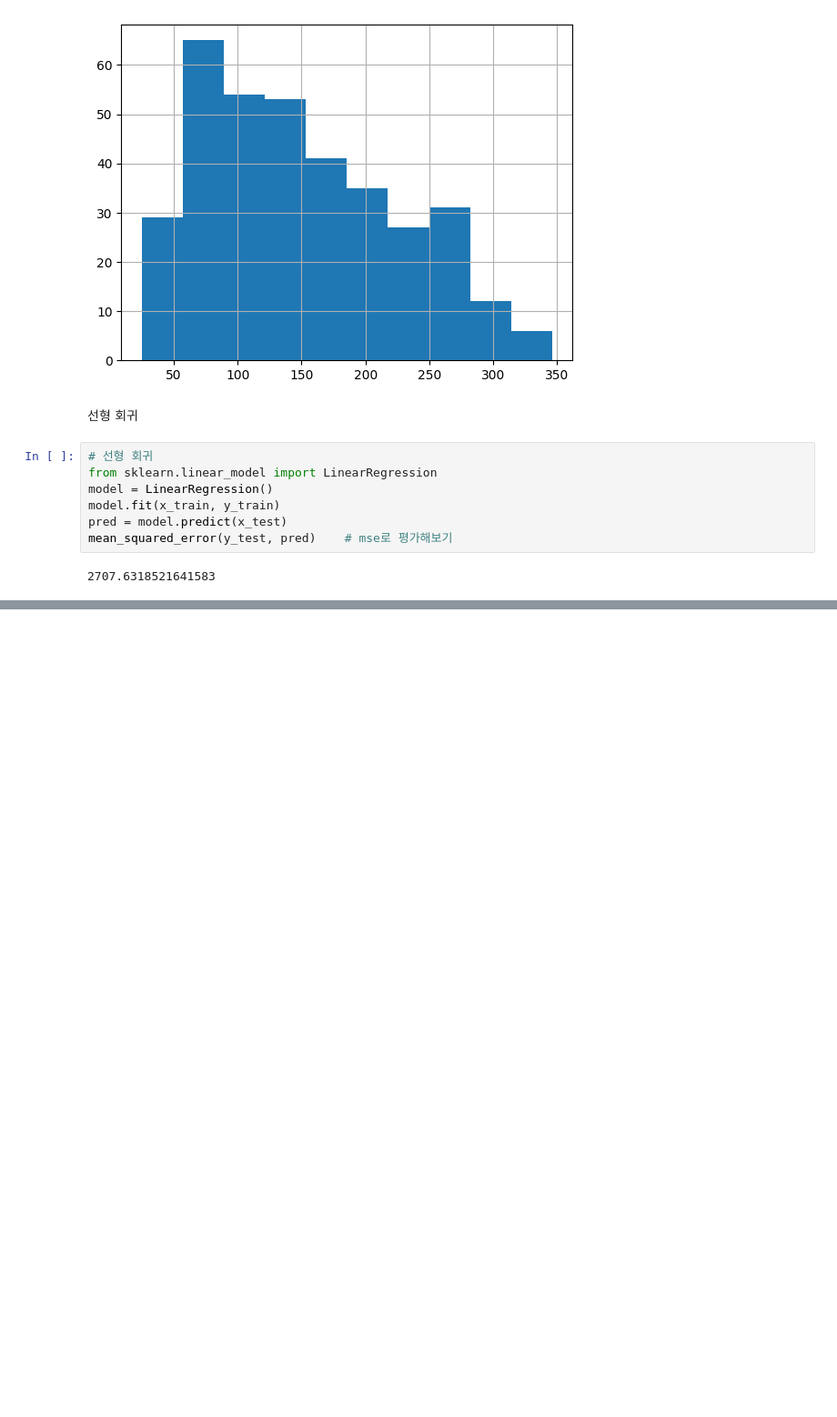
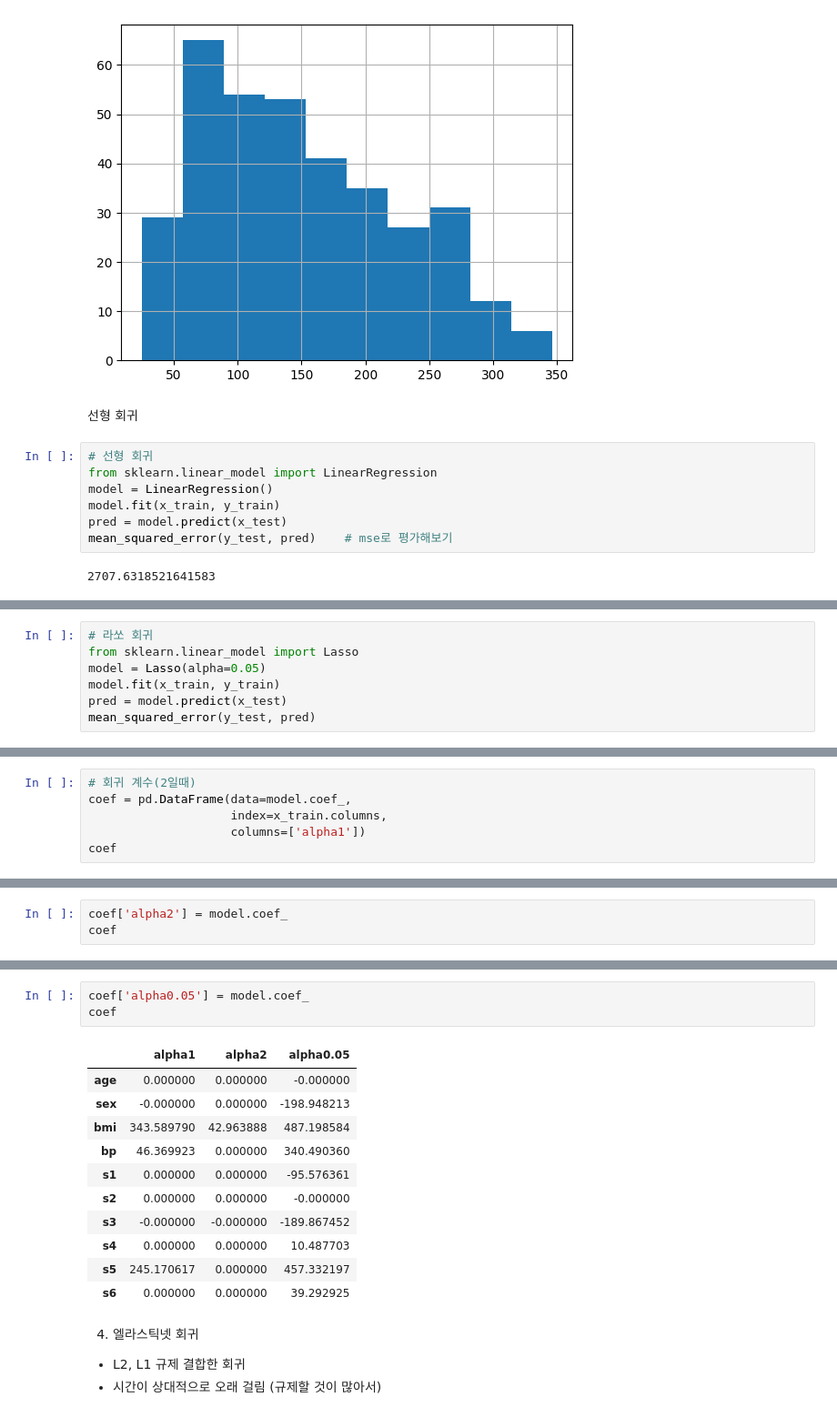
Before and after one commit to HWMV/MachineLearn, a Jupyter notebook: Machine_Learning6.ipynb, the cells around one changed output, grey strips where cells are left out. Shown: that part at 91% size. Cells and saved outputs as stored; diff of their text form; blank space fills up the shorter version.

```diff
--- a/Machine_Learning6.ipynb
+++ b/Machine_Learning6.ipynb
@@ -77,0 +170,7 @@ mean_squared_error(y_test, pred)    # mse로 평가해보기
+# %%
+# 라쏘 회귀
+from sklearn.linear_model import Lasso
+model = Lasso(alpha=0.05)
+model.fit(x_train, y_train)
+pred = model.predict(x_test)
+mean_squared_error(y_test, pred)
@@ -77,0 +179,6 @@ mean_squared_error(y_test, pred)    # mse로 평가해보기
+# %%
+# 회귀 계수(2일때)
+coef = pd.DataFrame(data=model.coef_,
+                    index=x_train.columns,
+                    columns=['alpha1'])
+coef
@@ -77,0 +197,3 @@ mean_squared_error(y_test, pred)    # mse로 평가해보기
+# %%
+coef['alpha2'] = model.coef_
+coef
@@ -77,0 +212,19 @@ mean_squared_error(y_test, pred)    # mse로 평가해보기
+# %%
+coef['alpha0.05'] = model.coef_
+coef
+# %% [output]
+|  | alpha1 | alpha2 | alpha0.05 |
+| age | 0.000000 | 0.000000 | -0.000000 |
+| sex | -0.000000 | 0.000000 | -198.948213 |
+| bmi | 343.589790 | 42.963888 | 487.198584 |
+| bp | 46.369923 | 0.000000 | 340.490360 |
+| s1 | 0.000000 | 0.000000 | -95.576361 |
+| s2 | 0.000000 | 0.000000 | -0.000000 |
+| s3 | -0.000000 | -0.000000 | -189.867452 |
+| s4 | 0.000000 | 0.000000 | 10.487703 |
+| s5 | 245.170617 | 0.000000 | 457.332197 |
+| s6 | 0.000000 | 0.000000 | 39.292925 |
+# %% [markdown]
+4. 엘라스틱넷 회귀
+* L2, L1 규제 결합한 회귀
+* 시간이 상대적으로 오래 걸림 (규제할 것이 많아서)
```
Also changed, not shown: parts of 24 cells of this notebook.
